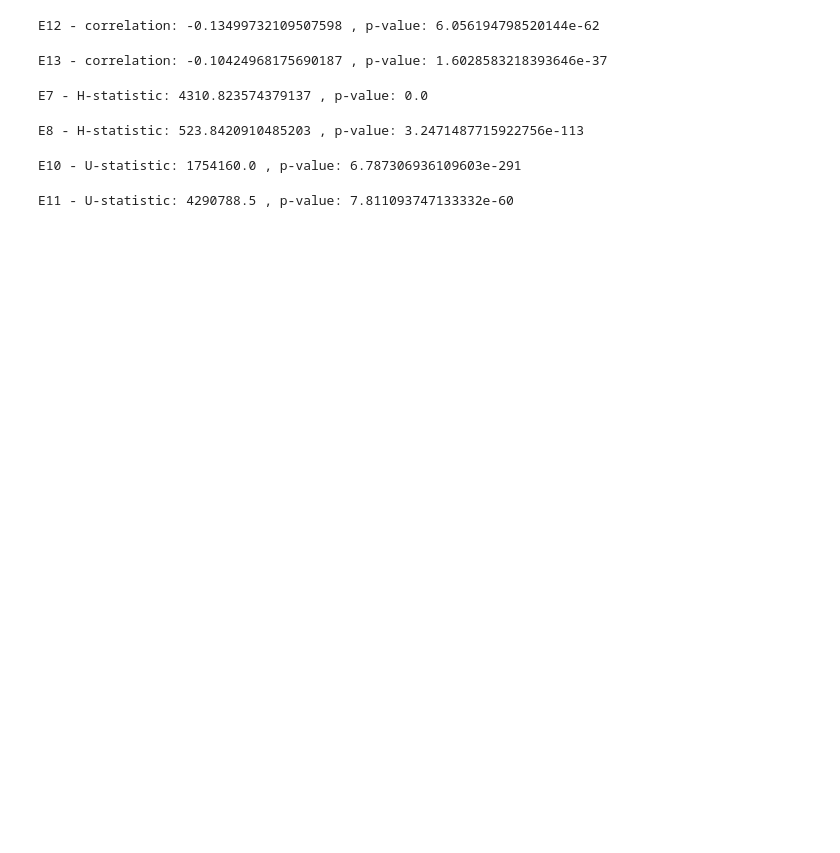
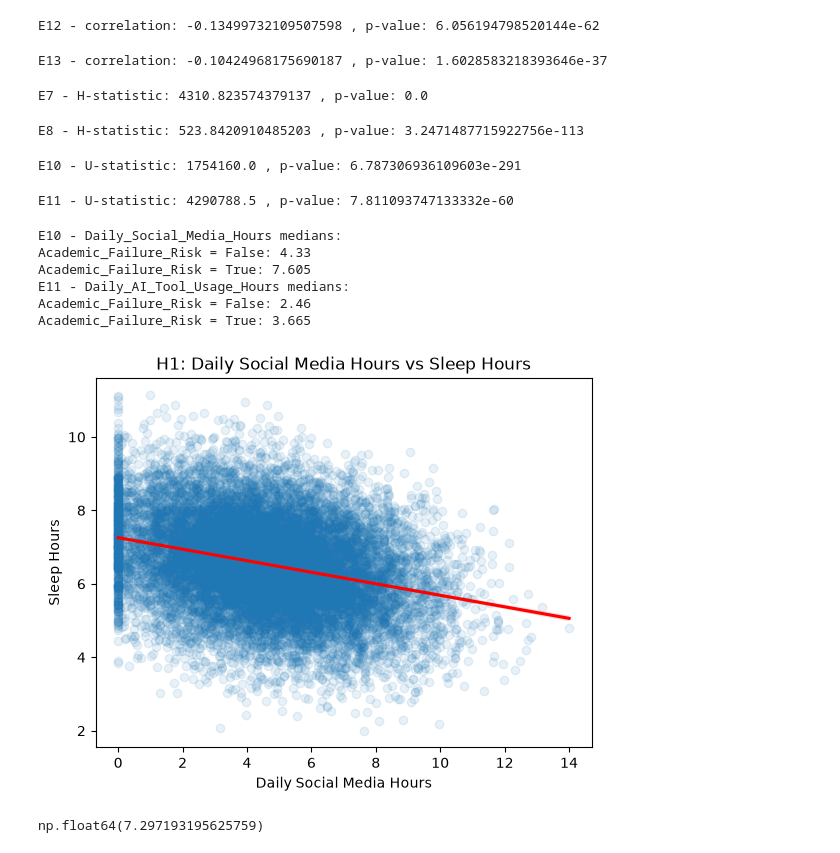
Before and after one commit to parthsharmaww-ai/student-ai-socialmedia-impact, a Jupyter notebook: notebooks/02_hypothesis_testing.ipynb, the cells around one changed output. Saved outputs shown, nothing was run; the diff lists cells and outputs as text; code cells hidden in the pictures; blank space fills up the shorter version.

```diff
--- a/notebooks/02_hypothesis_testing.ipynb
+++ b/notebooks/02_hypothesis_testing.ipynb
@@ -138,3 +138,34 @@ stat, p_value = mannwhitneyu(group0, group1)
 print('E11 - U-statistic:', stat, ', p-value:', p_value)
 # %% [output]
 E11 - U-statistic: 4290788.5 , p-value: 7.811093747133332e-60
+# %%
+print('E10 - Daily_Social_Media_Hours medians:')
+print('Academic_Failure_Risk = False:', df[df['Academic_Failure_Risk'] == False]['Daily_Social_Media_Hours'].median())
+print('Academic_Failure_Risk = True:', df[df['Academic_Failure_Risk'] == True]['Daily_Social_Media_Hours'].median())
+
+print('E11 - Daily_AI_Tool_Usage_Hours medians:')
+print('Academic_Failure_Risk = False:', df[df['Academic_Failure_Risk'] == False]['Daily_AI_Tool_Usage_Hours'].median())
+print('Academic_Failure_Risk = True:', df[df['Academic_Failure_Risk'] == True]['Daily_AI_Tool_Usage_Hours'].median())
+# %% [output]
+E10 - Daily_Social_Media_Hours medians:
+Academic_Failure_Risk = False: 4.33
+Academic_Failure_Risk = True: 7.605
+E11 - Daily_AI_Tool_Usage_Hours medians:
+Academic_Failure_Risk = False: 2.46
+Academic_Failure_Risk = True: 3.665
+# %%
+import seaborn as sns
+import matplotlib.pyplot as plt
+
+sns.regplot(x='Daily_Social_Media_Hours', y='Sleep_Hours', data=df,
+            scatter_kws={'alpha': 0.1}, lowess=False, line_kws={'color': 'red'})
+plt.title('H1: Daily Social Media Hours vs Sleep Hours')
+plt.xlabel('Daily Social Media Hours')
+plt.ylabel('Sleep Hours')
+plt.show()
+# %% [output]
+[figure, added]
+# %%
+df[df['Daily_Social_Media_Hours'] < 0.5]['Sleep_Hours'].mean()
+# %% [output]
+np.float64(7.297193195625759)
```
Also changed, not shown: parts of 6 cells of this notebook.
